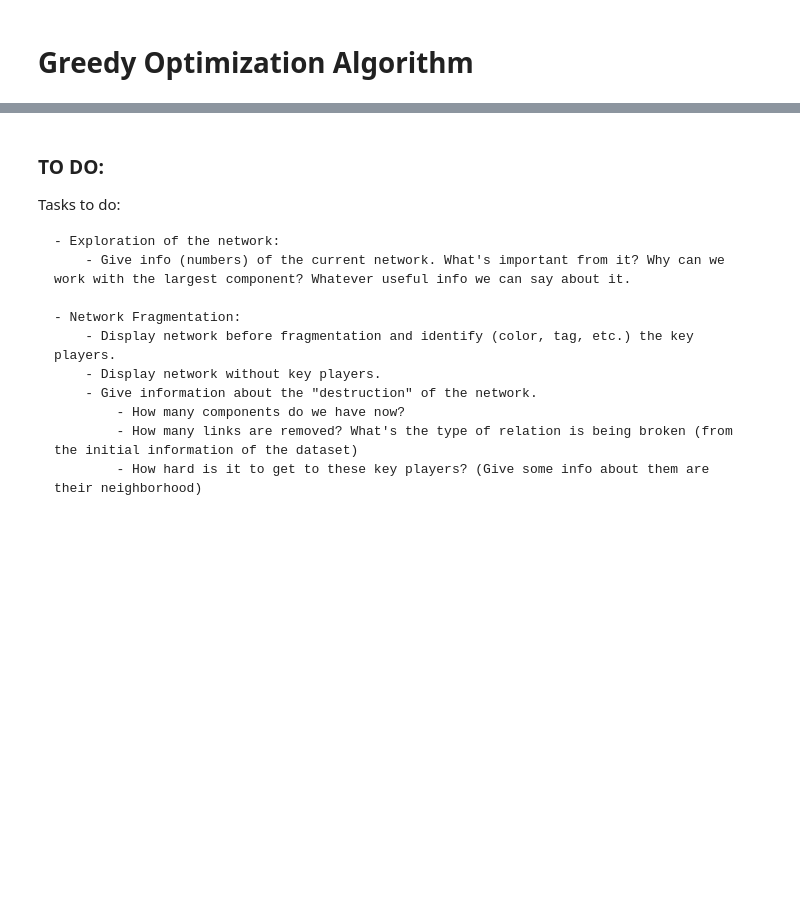
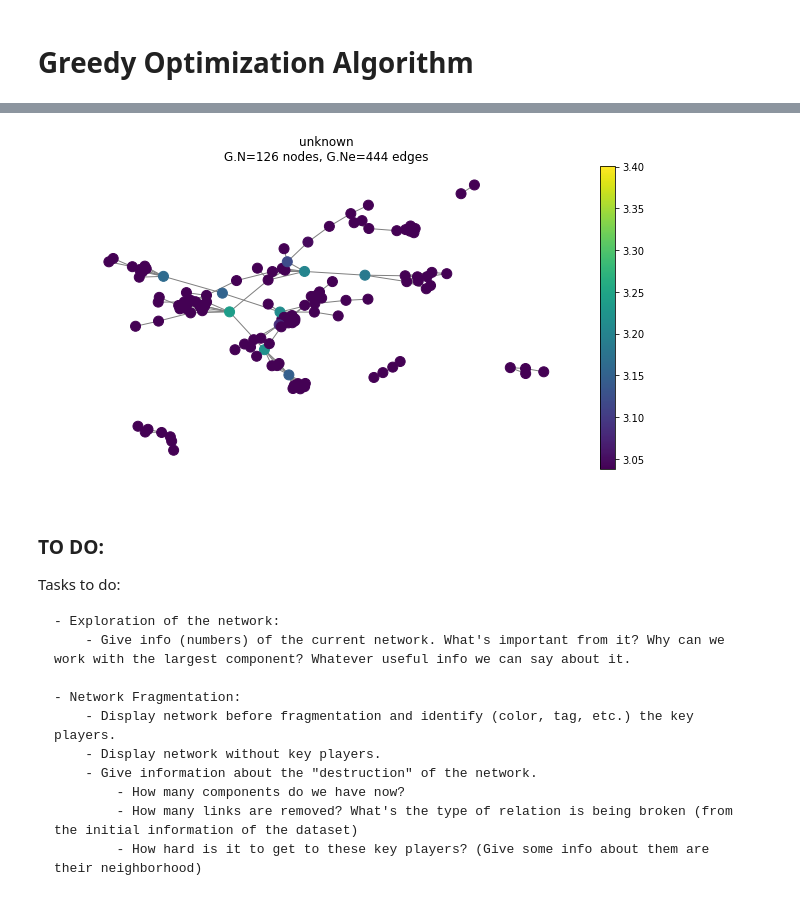
Before and after one commit to natbolon/terrorist_network_weaknesses, a Jupyter notebook: project/give_names_tonodes.ipynb, the cells around one changed output, grey strips where cells are left out. Drawn from its saved outputs; the diff is of its cells as text; code cells hidden in the pictures; blank space fills up the shorter version.

```diff
--- a/project/give_names_tonodes.ipynb
+++ b/project/give_names_tonodes.ipynb
@@ -358,0 +421,4 @@ set_kt
+# %%
+F2 = F_measure(adj_frag)
+IE2 = information_entropy(adj_frag)
+Fd2 = Fd_measure(adj_frag)
@@ -358,0 +470,14 @@ set_kt
+# %%
+# Post-fragmentation network
+G_frag2 = pg.graphs.Graph(adj_frag)
+G_frag2.set_coordinates('spring')
+
+frag2 = F2 + IE2 + Fd2
+
+fig = plt.figure(figsize=(18, 21))
+ax = plt.subplot(gs[0])
+G_frag2.plot_signal(frag2, colorbar=True, ax=ax)
+#title = r'Sum of scores: {}'.format(round(np.sum(frag[set_kt[:-1]]), 5))
+#_ = ax.set_title(title)
+ax.set_axis_off()
+# %% [output]
@@ -359,3 +485,4 @@ set_kt
+[figure, added]
 # %% [markdown]
 ### TO DO:
 
```
Also changed, not shown: parts of 15 cells of this notebook, 8 other files.
